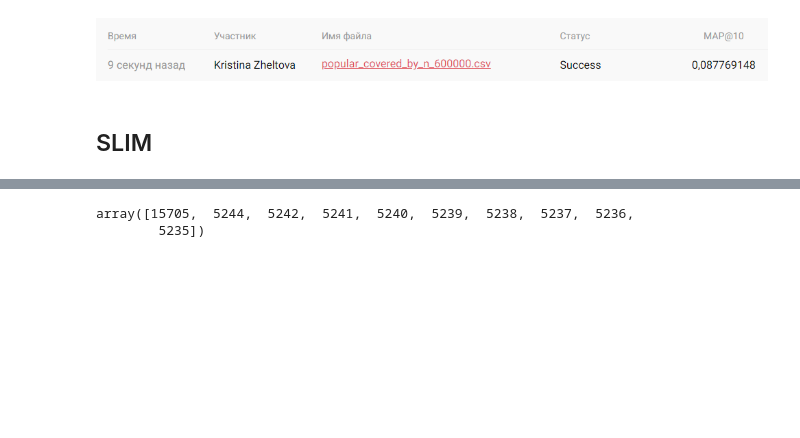
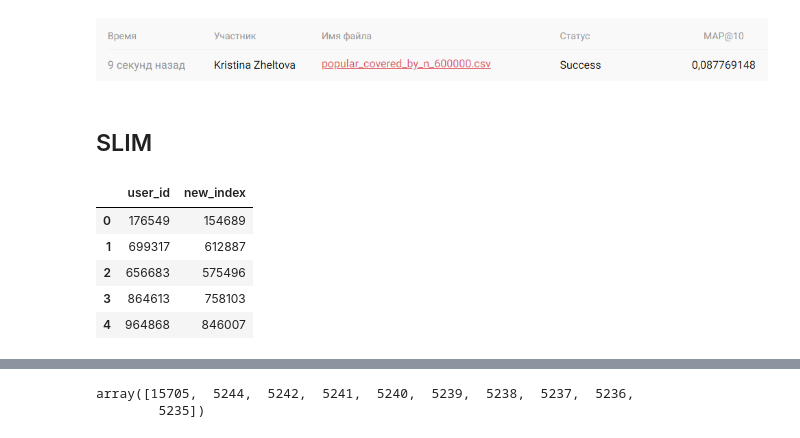
Before and after one commit to pacifikus/mts_recsys_course, a Jupyter notebook: mts_recsys_hw_1.ipynb, the cells around one changed output, grey strips where cells are left out. Drawn from its saved outputs; the diff is of its cells as text; code cells hidden in the pictures; blank space fills up the shorter version.

```diff
--- a/mts_recsys_hw_1.ipynb
+++ b/mts_recsys_hw_1.ipynb
@@ -706,6 +727,19 @@ def create_interaction_matrix(df, user_column='user_id', item_column='item_id'):
 interaction_matrix = create_interaction_matrix(interactions)
 # %%
 assert interaction_matrix.shape == (interactions['user_id'].nunique(), interactions['item_id'].nunique())
+# %%
+user_mapping = pd.DataFrame()
+user_mapping['user_id'] = interactions['user_id']
+user_mapping['new_index'] = user_mapping['user_id'].astype(CategoricalDtype(sorted(interactions['user_id'].unique()), ordered=True)).cat.codes
+# %%
+user_mapping.head()
+# %% [output]
+|  | user_id | new_index |
+| 0 | 176549 | 154689 |
+| 1 | 699317 | 612887 |
+| 2 | 656683 | 575496 |
+| 3 | 864613 | 758103 |
+| 4 | 964868 | 846007 |
 # %%
 %%time
 
```
Also changed, not shown: parts of 23 cells of this notebook.
